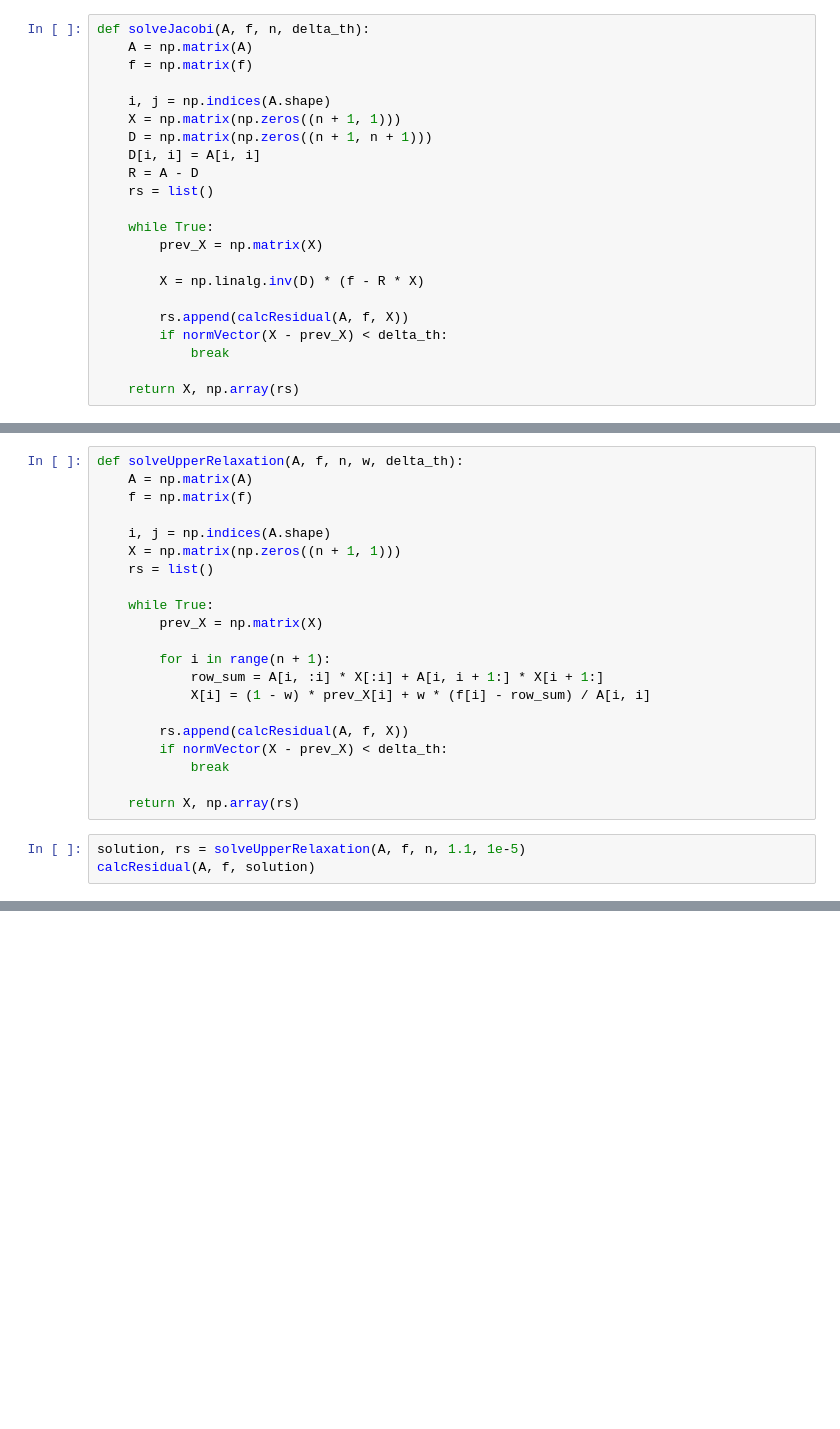
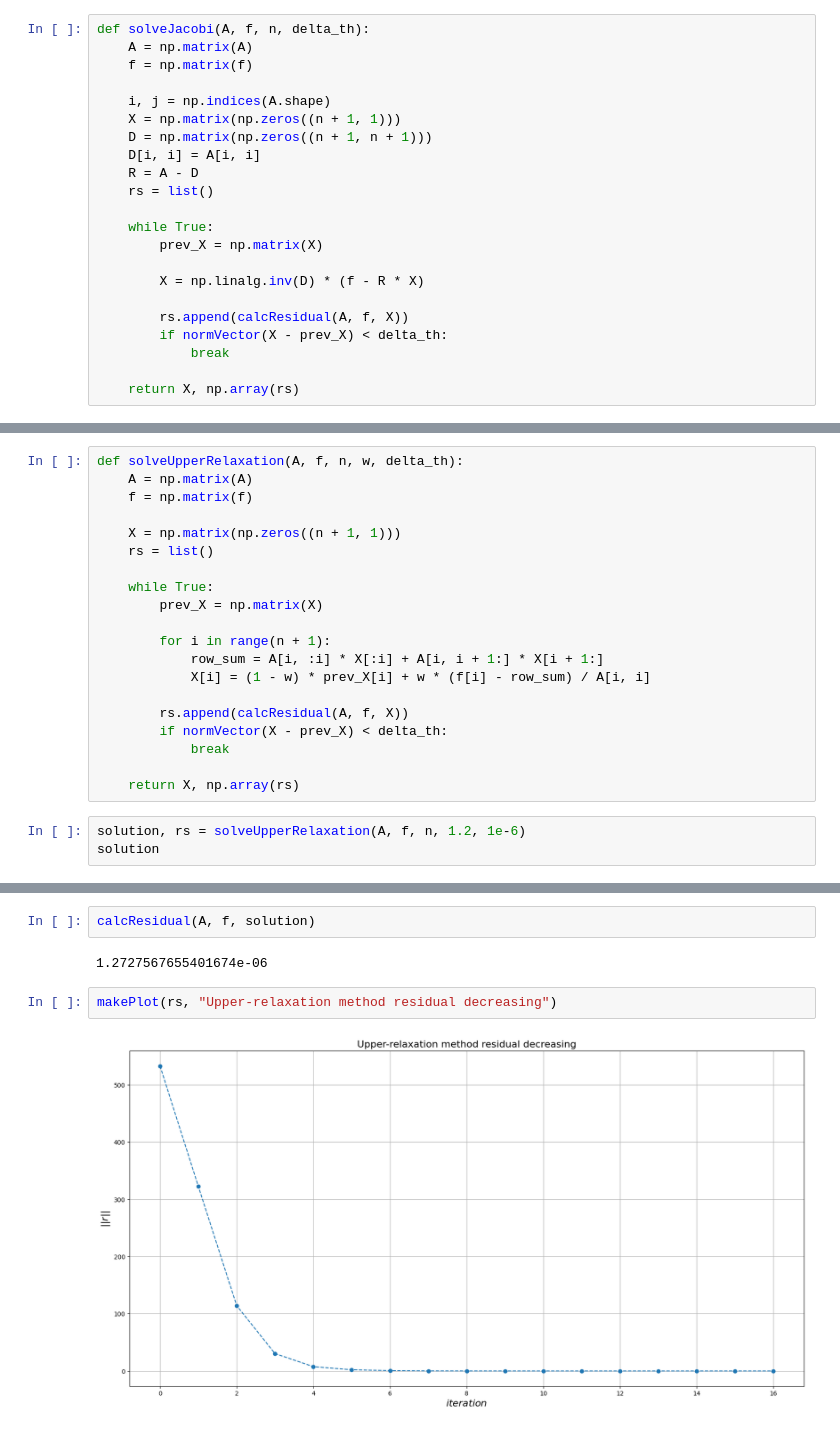
Before and after one commit to nerett/computational-mathematics, a Jupyter notebook: 2-SLAE/slae.ipynb, the cells around one changed output, grey strips where cells are left out. Cells and saved outputs as stored; diff of their text form; blank space fills up the shorter version.

```diff
--- a/2-SLAE/slae.ipynb
+++ b/2-SLAE/slae.ipynb
@@ -181,7 +274,6 @@ def solveUpperRelaxation(A, f, n, w, delta_th):
     A = np.matrix(A)
     f = np.matrix(f)
 
-    i, j = np.indices(A.shape)
     X = np.matrix(np.zeros((n + 1, 1)))
     rs = list()
 
@@ -198,6 +290,6 @@ def solveUpperRelaxation(A, f, n, w, delta_th):
 
     return X, np.array(rs)
 # %%
-solution, rs = solveUpperRelaxation(A, f, n, 1.1, 1e-5)
-calcResidual(A, f, solution)
+solution, rs = solveUpperRelaxation(A, f, n, 1.2, 1e-6)
+solution
 # %% [output]
@@ -204,0 +313,8 @@ calcResidual(A, f, solution)
+# %%
+calcResidual(A, f, solution)
+# %% [output]
+1.2727567655401674e-06
+# %%
+makePlot(rs, "Upper-relaxation method residual decreasing")
+# %% [output]
+[figure, added]
```
Also changed, not shown: parts of 20 cells of this notebook.
